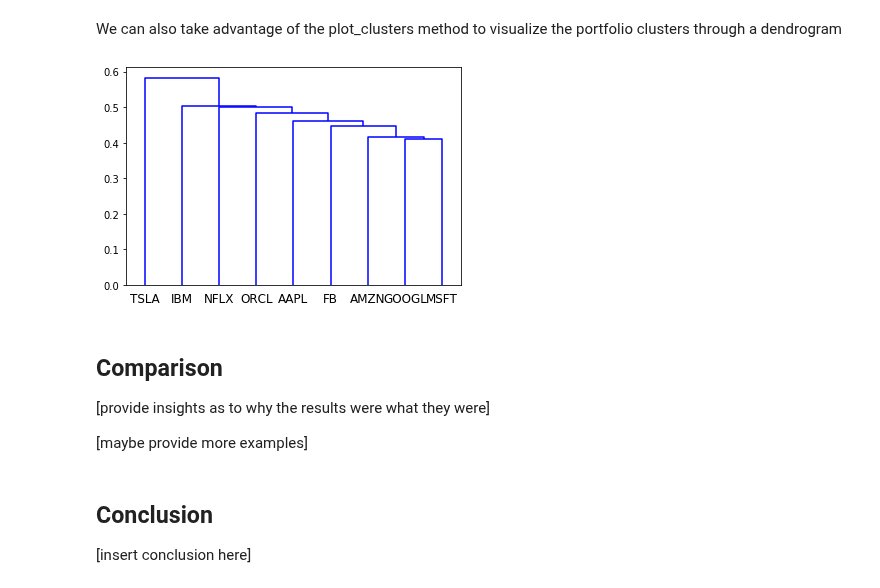
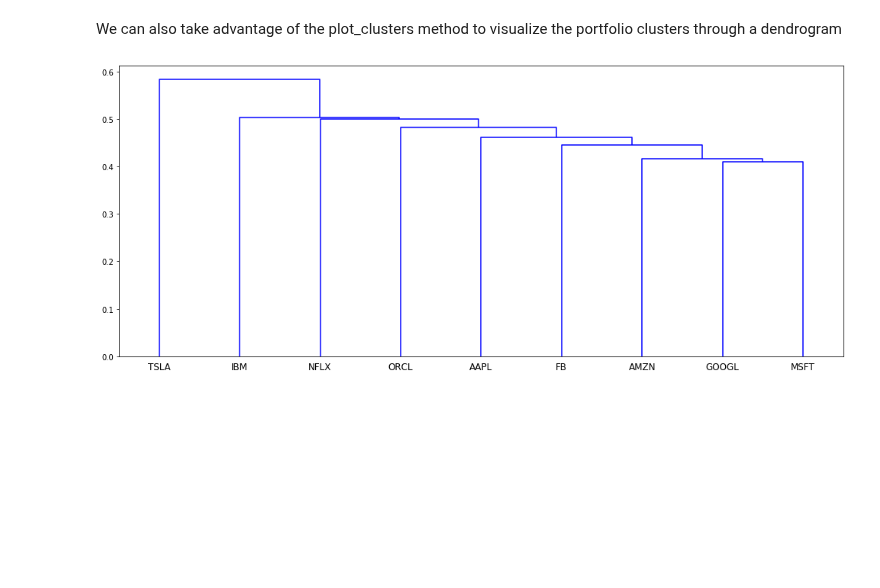
Before and after one commit to tzw101/research, a Jupyter notebook: Portfolio Optimisation Tutorials/HCAA & HRP Comparison/HCAA_HRP_comparison.ipynb, the cells around one changed output. Drawn from its saved outputs; the diff is of its cells as text; code cells hidden in the pictures; blank space fills up the shorter version.

```diff
--- a/Portfolio Optimisation Tutorials/HCAA & HRP Comparison/HCAA_HRP_comparison.ipynb
+++ b/Portfolio Optimisation Tutorials/HCAA & HRP Comparison/HCAA_HRP_comparison.ipynb
@@ -140,18 +149,10 @@ plt.show()
 [figure]
 # %% [markdown]
 We can also take advantage of the plot_clusters method to visualize the portfolio clusters through a dendrogram
-# %%
-hrp.plot_clusters(stock_prices.columns)
-plt.show()
-# %% [output]
-[figure, removed]
-# %% [markdown]
-## Comparison
-
-[provide insights as to why the results were what they were]
-
-[maybe provide more examples]
-# %% [markdown]
-## Conclusion
-
-[insert conclusion here]
+# %%
+# plotting dendrogram of HRP portfolio
+plt.figure(figsize=(17,7))
+hrp.plot_clusters(stock_prices.columns)
+plt.show()
+# %% [output]
+[figure, added]
```
Also changed, not shown: parts of 15 cells of this notebook.
